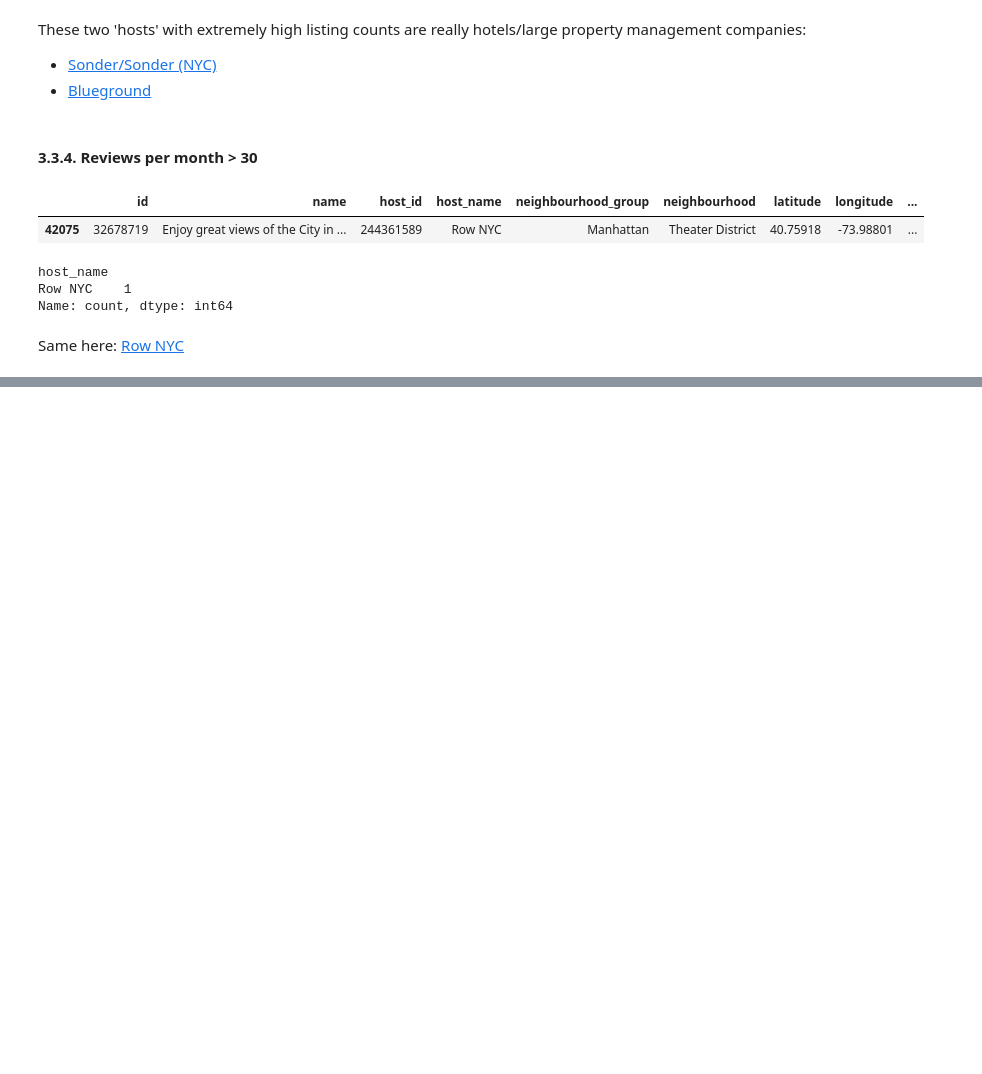
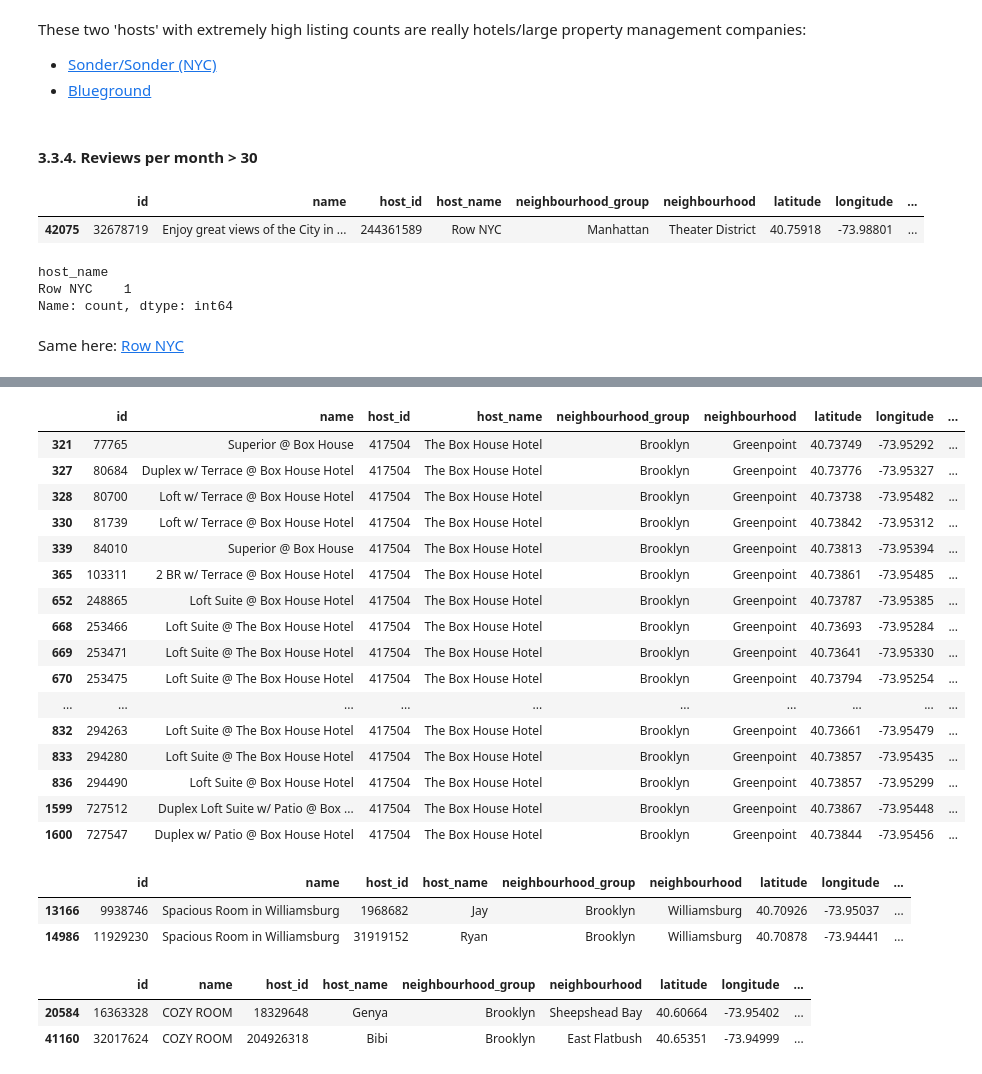
Before and after one commit to gperdrizet/gperdrizet-data-preprocessing-project-tutorial, a Jupyter notebook: gperdrizet-01_distributions.ipynb, the cells around one changed output, grey strips where cells are left out. Saved outputs shown, nothing was run; the diff lists cells and outputs as text; code cells hidden in the pictures; blank space fills up the shorter version.

```diff
--- a/gperdrizet-01_distributions.ipynb
+++ b/gperdrizet-01_distributions.ipynb
@@ -277,0 +364,32 @@ Same here: [Row NYC](https://www.rownyc.com/)
+# %%
+data_df[data_df['host_name'] == 'The Box House Hotel']
+# %% [output]
+|  | id | name | host_id | host_name | neighbourhood_group | neighbourhood | latitude | longitude | ... |
+| 321 | 77765 | Superior @ Box House | 417504 | The Box House Hotel | Brooklyn | Greenpoint | 40.73749 | -73.95292 | ... |
+| 327 | 80684 | Duplex w/ Terrace @ Box House Hotel | 417504 | The Box House Hotel | Brooklyn | Greenpoint | 40.73776 | -73.95327 | ... |
+| 328 | 80700 | Loft w/ Terrace @ Box House Hotel | 417504 | The Box House Hotel | Brooklyn | Greenpoint | 40.73738 | -73.95482 | ... |
+| 330 | 81739 | Loft w/ Terrace @ Box House Hotel | 417504 | The Box House Hotel | Brooklyn | Greenpoint | 40.73842 | -73.95312 | ... |
+| 339 | 84010 | Superior @ Box House | 417504 | The Box House Hotel | Brooklyn | Greenpoint | 40.73813 | -73.95394 | ... |
+| 365 | 103311 | 2 BR w/ Terrace @ Box House Hotel | 417504 | The Box House Hotel | Brooklyn | Greenpoint | 40.73861 | -73.95485 | ... |
+| 652 | 248865 | Loft Suite @ Box House Hotel | 417504 | The Box House Hotel | Brooklyn | Greenpoint | 40.73787 | -73.95385 | ... |
+| 668 | 253466 | Loft Suite @ The Box House Hotel | 417504 | The Box House Hotel | Brooklyn | Greenpoint | 40.73693 | -73.95284 | ... |
+| 669 | 253471 | Loft Suite @ The Box House Hotel | 417504 | The Box House Hotel | Brooklyn | Greenpoint | 40.73641 | -73.95330 | ... |
+| 670 | 253475 | Loft Suite @ The Box House Hotel | 417504 | The Box House Hotel | Brooklyn | Greenpoint | 40.73794 | -73.95254 | ... |
+| ... | ... | ... | ... | ... | ... | ... | ... | ... | ... |
+| 832 | 294263 | Loft Suite @ The Box House Hotel | 417504 | The Box House Hotel | Brooklyn | Greenpoint | 40.73661 | -73.95479 | ... |
+| 833 | 294280 | Loft Suite @ The Box House Hotel | 417504 | The Box House Hotel | Brooklyn | Greenpoint | 40.73857 | -73.95435 | ... |
+| 836 | 294490 | Loft Suite @ Box House Hotel | 417504 | The Box House Hotel | Brooklyn | Greenpoint | 40.73857 | -73.95299 | ... |
+| 1599 | 727512 | Duplex Loft Suite w/ Patio @ Box ... | 417504 | The Box House Hotel | Brooklyn | Greenpoint | 40.73867 | -73.95448 | ... |
+| 1600 | 727547 | Duplex w/ Patio @ Box House Hotel | 417504 | The Box House Hotel | Brooklyn | Greenpoint | 40.73844 | -73.95456 | ... |
+# %%
+data_df[data_df['name'] == 'Spacious Room in Williamsburg']
+# %% [output]
+|  | id | name | host_id | host_name | neighbourhood_group | neighbourhood | latitude | longitude | ... |
+| 13166 | 9938746 | Spacious Room in Williamsburg | 1968682 | Jay | Brooklyn | Williamsburg | 40.70926 | -73.95037 | ... |
+| 14986 | 11929230 | Spacious Room in Williamsburg | 31919152 | Ryan | Brooklyn | Williamsburg | 40.70878 | -73.94441 | ... |
+# %%
+data_df[data_df['name'] == 'COZY ROOM']
+# %% [output]
+|  | id | name | host_id | host_name | neighbourhood_group | neighbourhood | latitude | longitude | ... |
+| 20584 | 16363328 | COZY ROOM | 18329648 | Genya | Brooklyn | Sheepshead Bay | 40.60664 | -73.95402 | ... |
+| 41160 | 32017624 | COZY ROOM | 204926318 | Bibi | Brooklyn | East Flatbush | 40.65351 | -73.94999 | ... |
```
Also changed, not shown: parts of 11 cells of this notebook.
